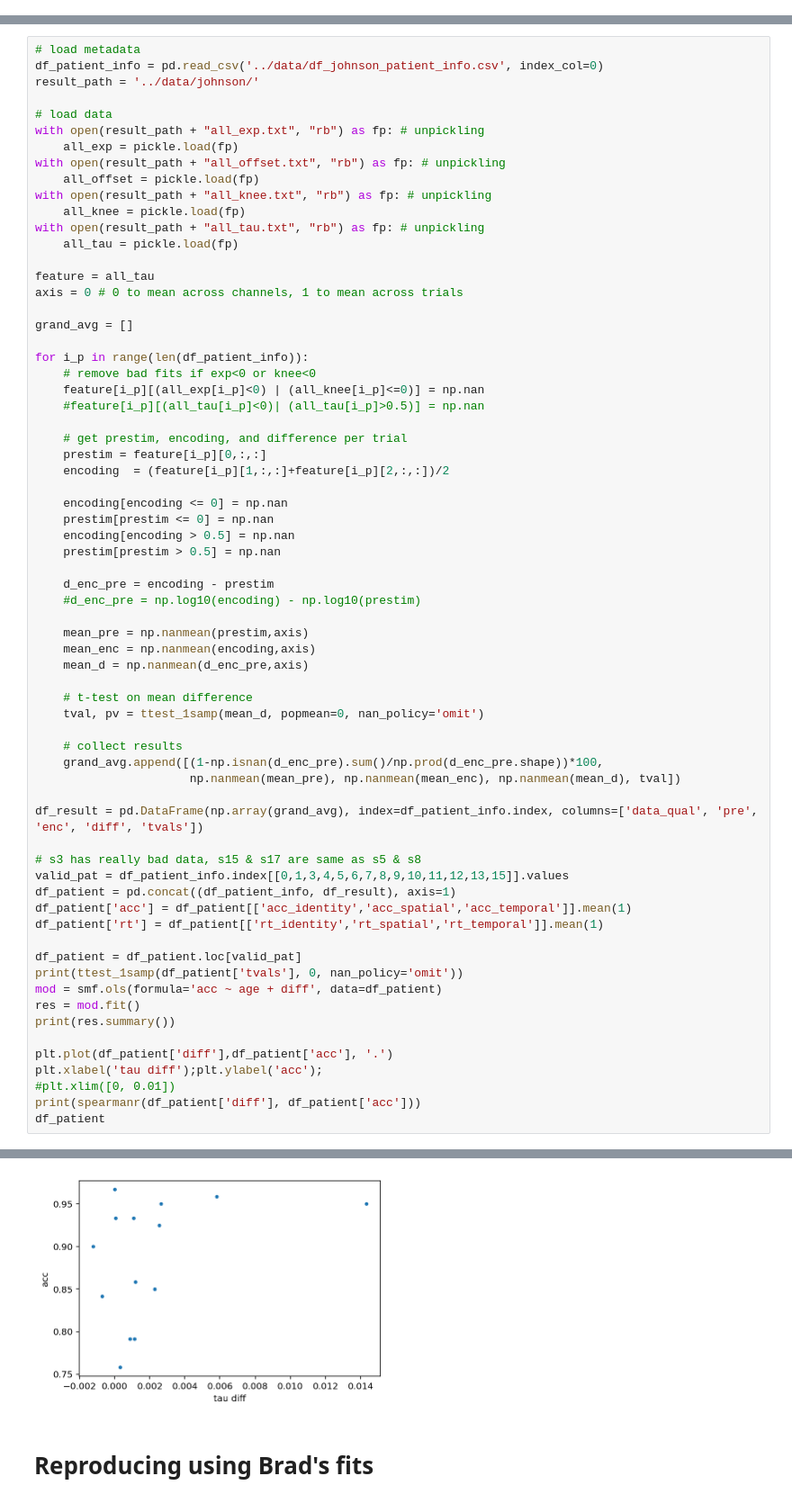
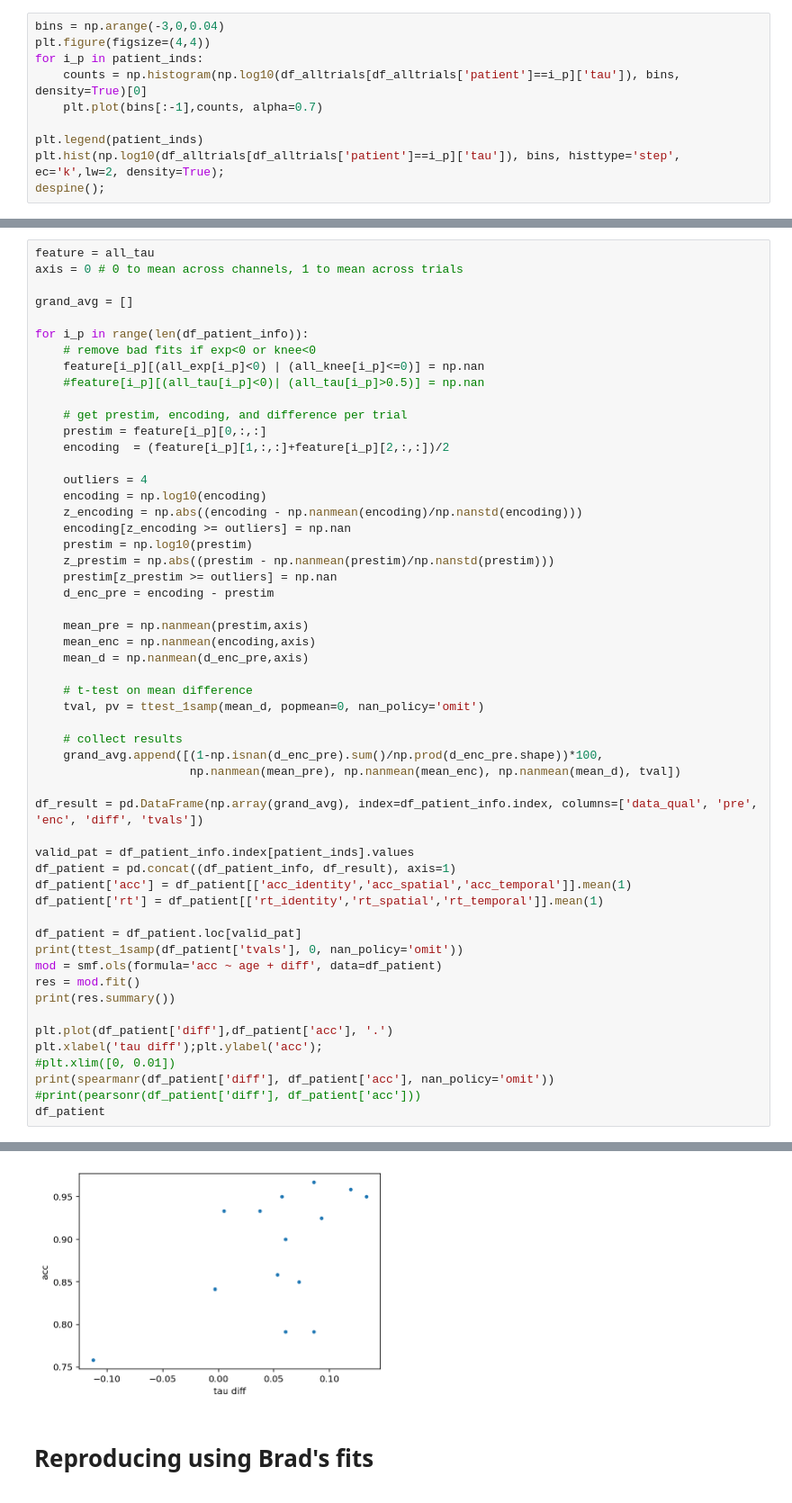
Before and after one commit to rdgao/field-echos, a Jupyter notebook: notebooks/viz_johnson_wm.ipynb, the cells around one changed output, grey strips where cells are left out. Shown at 90% size. Cells and saved outputs as stored; diff of their text form.

Commit message:
comparing population vs. per-subject outlier removal

```diff
--- a/notebooks/viz_johnson_wm.ipynb
+++ b/notebooks/viz_johnson_wm.ipynb
@@ -29,0 +156,10 @@ import echo_utils
+# %%
+bins = np.arange(-3,0,0.04)
+plt.figure(figsize=(4,4))
+for i_p in patient_inds:
+    counts = np.histogram(np.log10(df_alltrials[df_alltrials['patient']==i_p]['tau']), bins, density=True)[0]
+    plt.plot(bins[:-1],counts, alpha=0.7)
+
+plt.legend(patient_inds)
+plt.hist(np.log10(df_alltrials[df_alltrials['patient']==i_p]['tau']), bins, histtype='step', ec='k',lw=2, density=True);
+despine();
@@ -30,18 +170,4 @@ import echo_utils
 # %%
-# load metadata
-df_patient_info = pd.read_csv('../data/df_johnson_patient_info.csv', index_col=0)
-result_path = '../data/johnson/'
-
-# load data
-with open(result_path + "all_exp.txt", "rb") as fp: # unpickling
-    all_exp = pickle.load(fp)
-with open(result_path + "all_offset.txt", "rb") as fp: # unpickling
-    all_offset = pickle.load(fp)
-with open(result_path + "all_knee.txt", "rb") as fp: # unpickling
-    all_knee = pickle.load(fp)
-with open(result_path + "all_tau.txt", "rb") as fp: # unpickling
-    all_tau = pickle.load(fp)
-
 feature = all_tau
 axis = 0 # 0 to mean across channels, 1 to mean across trials
 
@@ -56,13 +182,14 @@ for i_p in range(len(df_patient_info)):
     prestim = feature[i_p][0,:,:]
     encoding  = (feature[i_p][1,:,:]+feature[i_p][2,:,:])/2
 
-    encoding[encoding <= 0] = np.nan
-    prestim[prestim <= 0] = np.nan
-    encoding[encoding > 0.5] = np.nan
-    prestim[prestim > 0.5] = np.nan
-
+    outliers = 4
+    encoding = np.log10(encoding)
+    z_encoding = np.abs((encoding - np.nanmean(encoding)/np.nanstd(encoding)))
+    encoding[z_encoding >= outliers] = np.nan
+    prestim = np.log10(prestim)
+    z_prestim = np.abs((prestim - np.nanmean(prestim)/np.nanstd(prestim)))
+    prestim[z_prestim >= outliers] = np.nan
     d_enc_pre = encoding - prestim
-    #d_enc_pre = np.log10(encoding) - np.log10(prestim)
 
     mean_pre = np.nanmean(prestim,axis)
     mean_enc = np.nanmean(encoding,axis)
@@ -77,8 +204,7 @@ for i_p in range(len(df_patient_info)):
 
 df_result = pd.DataFrame(np.array(grand_avg), index=df_patient_info.index, columns=['data_qual', 'pre', 'enc', 'diff', 'tvals'])
 
-# s3 has really bad data, s15 & s17 are same as s5 & s8
-valid_pat = df_patient_info.index[[0,1,3,4,5,6,7,8,9,10,11,12,13,15]].values
+valid_pat = df_patient_info.index[patient_inds].values
 df_patient = pd.concat((df_patient_info, df_result), axis=1)
 df_patient['acc'] = df_patient[['acc_identity','acc_spatial','acc_temporal']].mean(1)
 df_patient['rt'] = df_patient[['rt_identity','rt_spatial','rt_temporal']].mean(1)
@@ -92,6 +218,7 @@ print(res.summary())
 plt.plot(df_patient['diff'],df_patient['acc'], '.')
 plt.xlabel('tau diff');plt.ylabel('acc');
 #plt.xlim([0, 0.01])
-print(spearmanr(df_patient['diff'], df_patient['acc']))
+print(spearmanr(df_patient['diff'], df_patient['acc'], nan_policy='omit'))
+#print(pearsonr(df_patient['diff'], df_patient['acc']))
 df_patient
 # %% [output]
@@ -115,20 +242,20 @@ SpearmanrResult(correlation=0.32635239159079854, pvalue=0.2547941904526401)
 |  | age | sex | acc_identity | acc_spatial | acc_temporal | rt_identity | rt_spatial | rt_temporal | ... |
 | patient |  |  |  |  |  |  |  |  | ... |
 | s1 | 33.0 | F | 0.900 | 0.950 | 0.850 | 1947.968750 | 1844.540541 | 1556.852941 | ... |
 | s2 | 50.0 | M | 0.950 | 0.975 | 0.975 | 1155.111111 | 1092.236842 | 1169.378378 | ... |
 | s4 | 31.0 | M | 0.925 | 0.925 | 0.950 | 1562.411765 | 1740.277778 | 2069.567568 | ... |
 | s5 | 22.0 | M | 0.825 | 0.800 | 0.750 | 3174.531250 | 2535.322581 | 3142.178571 | ... |
 | s6 | 31.0 | M | 0.925 | 1.000 | 0.925 | 1685.702703 | 962.925000 | 1088.351351 | ... |
 | s7 | 34.0 | M | 0.900 | 1.000 | 0.975 | 779.371429 | 740.131579 | 647.594595 | ... |
 | s8 | 27.0 | M | 0.900 | 0.975 | 0.975 | 1469.166667 | 1037.076923 | 989.282051 | ... |
 | s9 | 34.0 | F | 0.875 | 0.825 | 0.825 | 1700.057143 | 1308.848485 | 1797.484848 | ... |
 | s10 | 42.0 | M | 0.875 | 0.975 | 0.925 | 869.800000 | 661.297297 | 811.352941 | ... |
 | s11 | 23.0 | F | 0.825 | 0.900 | 0.825 | 1942.000000 | 1129.400000 | 1441.931034 | ... |
 | s12 | 24.5 | M | 0.875 | 0.875 | 0.625 | 2461.942857 | 1291.000000 | 1472.960000 | ... |
 | s13 | 23.0 | F | 0.850 | 0.825 | 0.900 | 887.750000 | 867.718750 | 798.058824 | ... |
 | s14 | 32.0 | F | 0.850 | 0.975 | 0.975 | 1109.566667 | 946.868421 | 985.000000 | ... |
 | s16 | 26.0 | M | 0.825 | 0.775 | 0.675 | 2964.900000 | 2610.600000 | 2439.725000 | ... |
-[figure, old version]
+[figure, new version]
 # %% [markdown]
 # Reproducing using Brad's fits
 # %%
```
Also changed, not shown: parts of 8 cells of this notebook, 1 other file.
